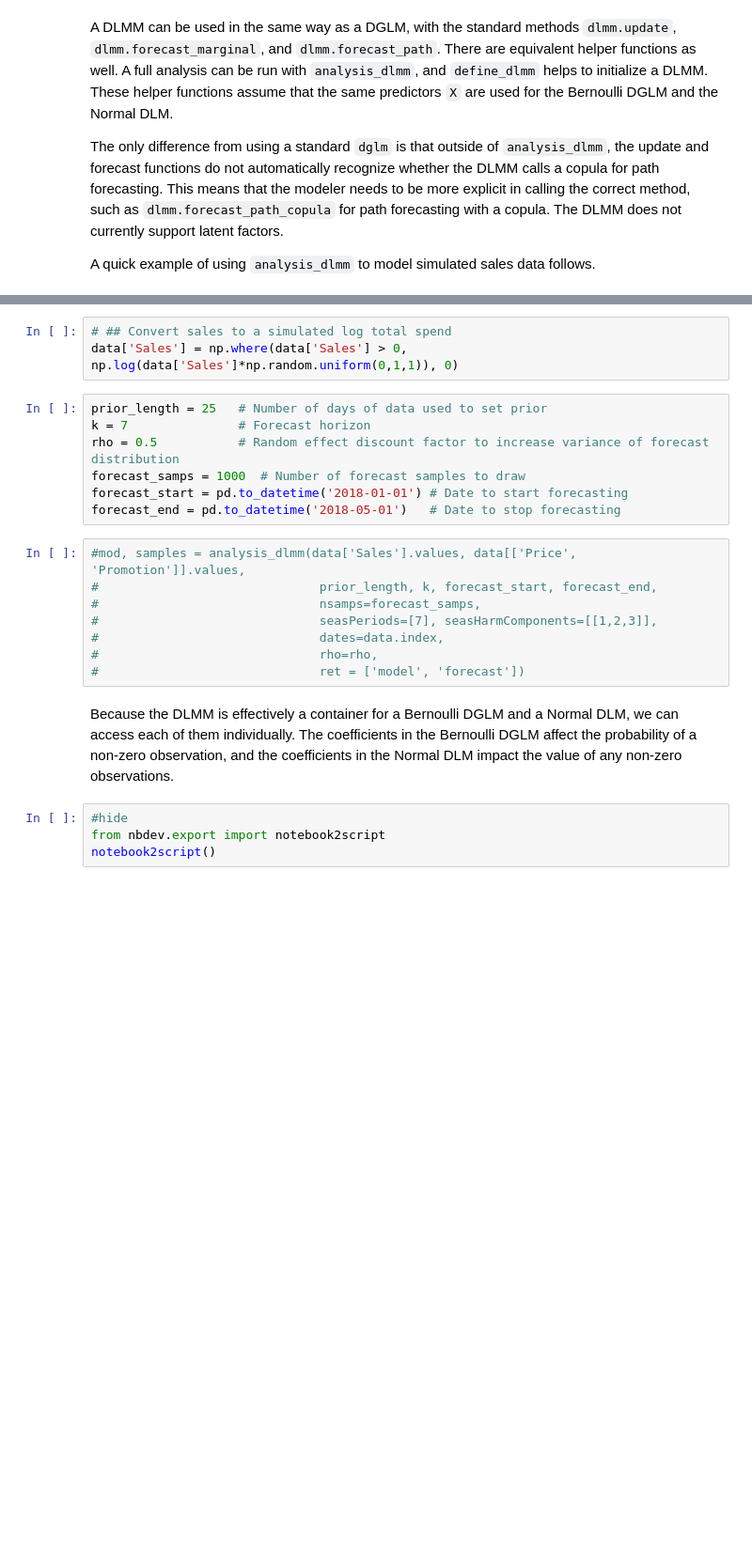
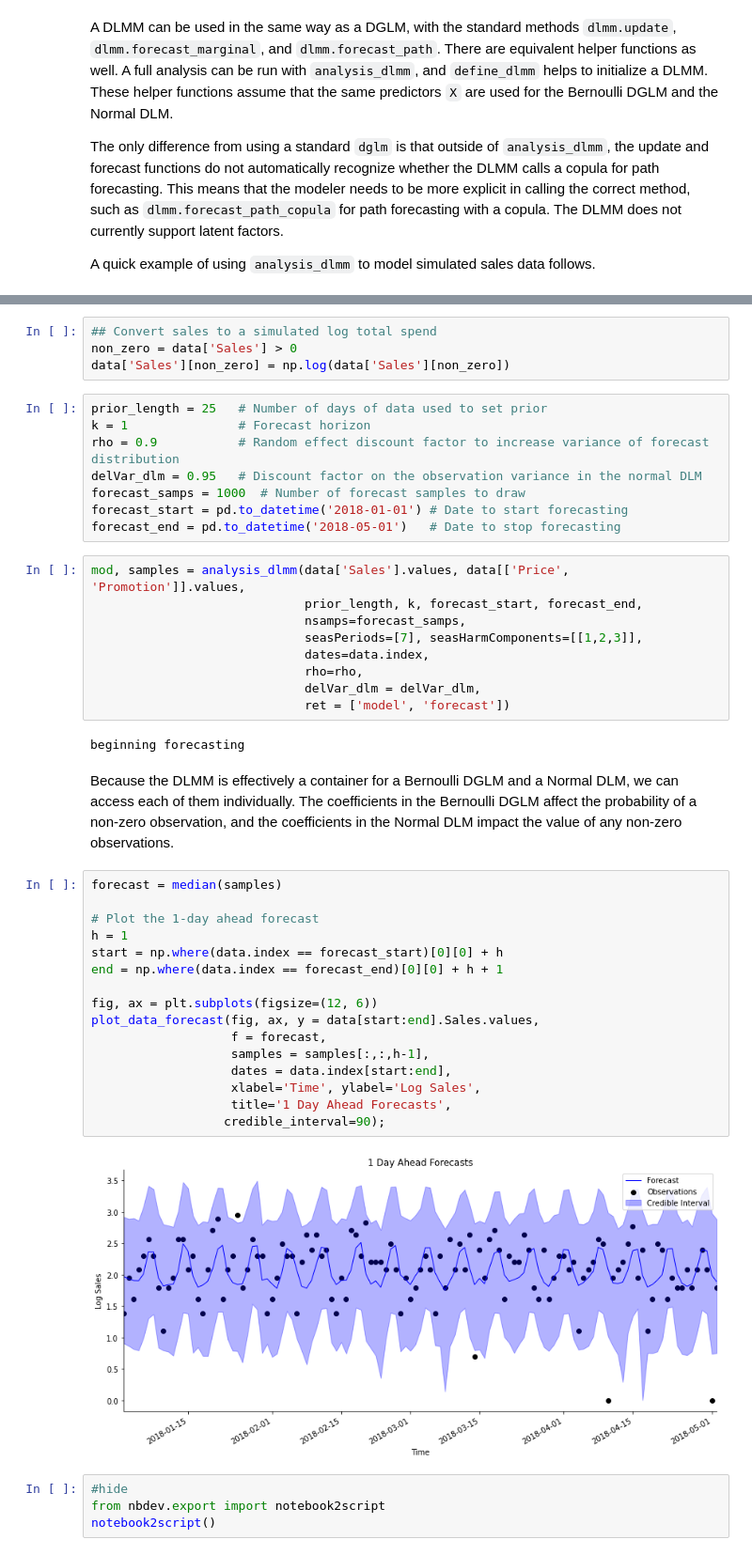
Before and after one commit to lavinei/pybats, a Jupyter notebook: nbs/15_dlmm.ipynb, the cells around one changed output, grey strips where cells are left out. Shown at 94% size. Cells and saved outputs as stored; diff of their text form; blank space fills up the shorter version.

Commit message:
dlmm updates

```diff
--- a/nbs/15_dlmm.ipynb
+++ b/nbs/15_dlmm.ipynb
@@ -207,25 +211,48 @@ data.head()
 | 2014-06-04 | 2.0 | -0.05 | 1.0 |
 | 2014-06-05 | 6.0 | -0.14 | 0.0 |
 # %%
-# ## Convert sales to a simulated log total spend
-data['Sales'] = np.where(data['Sales'] > 0, np.log(data['Sales']*np.random.uniform(0,1,1)), 0)
+## Convert sales to a simulated log total spend
+non_zero = data['Sales'] > 0
+data['Sales'][non_zero] = np.log(data['Sales'][non_zero])
 # %%
 prior_length = 25   # Number of days of data used to set prior
-k = 7               # Forecast horizon
-rho = 0.5           # Random effect discount factor to increase variance of forecast distribution
+k = 1               # Forecast horizon
+rho = 0.9           # Random effect discount factor to increase variance of forecast distribution
+delVar_dlm = 0.95   # Discount factor on the observation variance in the normal DLM
 forecast_samps = 1000  # Number of forecast samples to draw
 forecast_start = pd.to_datetime('2018-01-01') # Date to start forecasting
 forecast_end = pd.to_datetime('2018-05-01')   # Date to stop forecasting
 # %%
-#mod, samples = analysis_dlmm(data['Sales'].values, data[['Price', 'Promotion']].values,
-#                              prior_length, k, forecast_start, forecast_end,
-#                              nsamps=forecast_samps,
-#                              seasPeriods=[7], seasHarmComponents=[[1,2,3]],
-#                              dates=data.index,
-#                              rho=rho,
-#                              ret = ['model', 'forecast'])
+mod, samples = analysis_dlmm(data['Sales'].values, data[['Price', 'Promotion']].values,
+                             prior_length, k, forecast_start, forecast_end,
+                             nsamps=forecast_samps,
+                             seasPeriods=[7], seasHarmComponents=[[1,2,3]],
+                             dates=data.index,
+                             rho=rho,
+                             delVar_dlm = delVar_dlm,
+                             ret = ['model', 'forecast'])
+# %% [output]
+beginning forecasting
 # %% [markdown]
 Because the DLMM is effectively a container for a Bernoulli DGLM and a Normal DLM, we can access each of them individually. The coefficients in the Bernoulli DGLM affect the probability of a non-zero observation, and the coefficients in the Normal DLM impact the value of any non-zero observations.
+# %%
+forecast = median(samples)
+
+# Plot the 1-day ahead forecast
+h = 1
+start = np.where(data.index == forecast_start)[0][0] + h
+end = np.where(data.index == forecast_end)[0][0] + h + 1
+
+fig, ax = plt.subplots(figsize=(12, 6))
+plot_data_forecast(fig, ax, y = data[start:end].Sales.values,
+                   f = forecast,
+                   samples = samples[:,:,h-1],
+                   dates = data.index[start:end],
+                   xlabel='Time', ylabel='Log Sales',
+                   title='1 Day Ahead Forecasts',
+                  credible_interval=90);
+# %% [output]
+[figure, added]
 # %%
 #hide
 from nbdev.export import notebook2script
```
Also changed, not shown: parts of 2 cells of this notebook, 8 other files.
